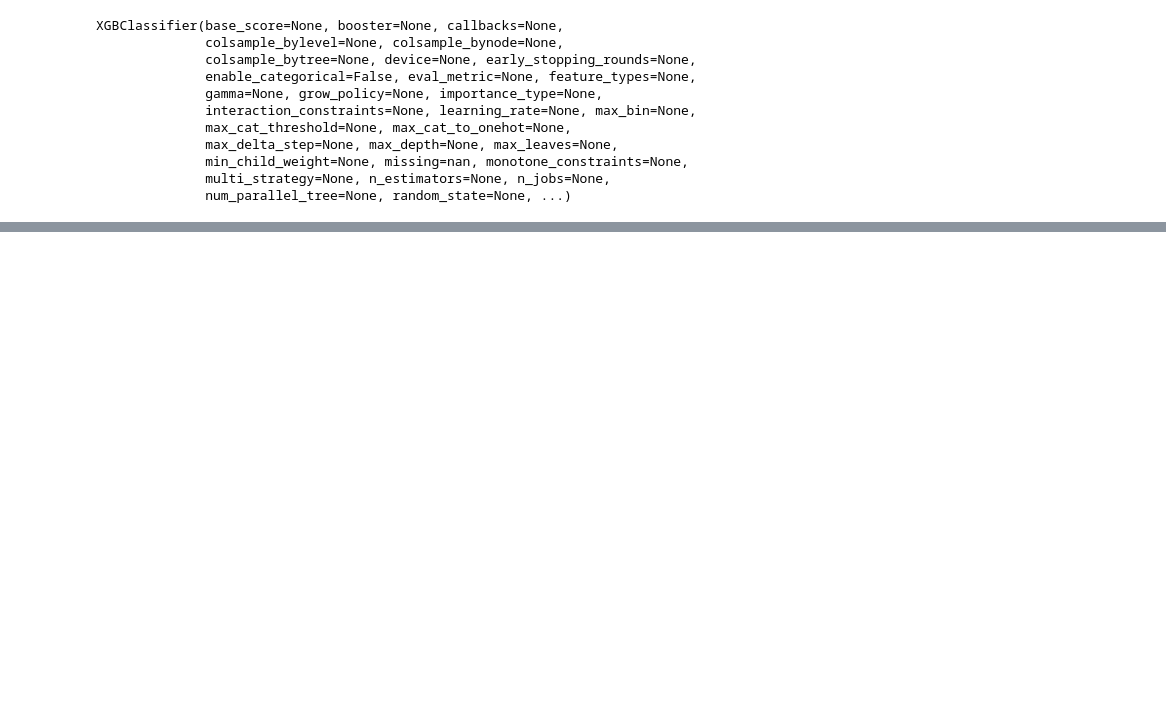
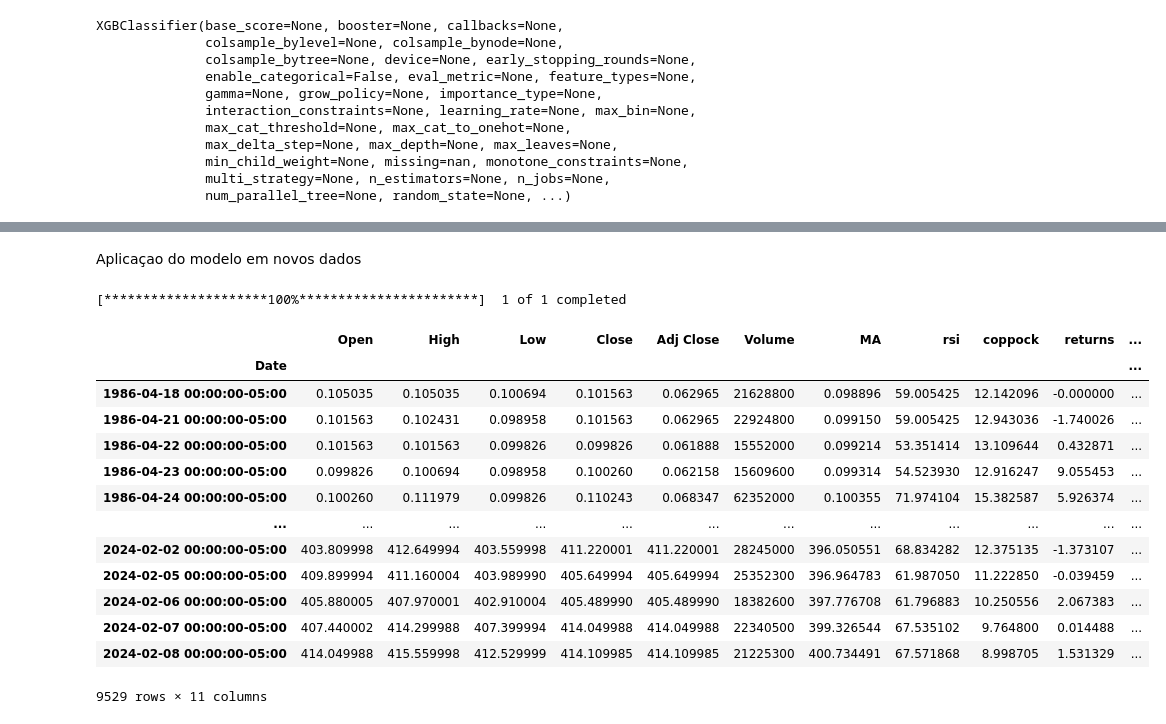
Before and after one commit to mayer19/AlgoritmitTradingCourse, a Jupyter notebook: gradient_boosting_machine.ipynb, the cells around one changed output, grey strips where cells are left out. Drawn from its saved outputs; the diff is of its cells as text; code cells hidden in the pictures; blank space fills up the shorter version.

```diff
--- a/gradient_boosting_machine.ipynb
+++ b/gradient_boosting_machine.ipynb
@@ -129,0 +131,33 @@ compare.head(50)
+# %% [markdown]
+Aplicaçao do modelo em novos dados
+# %%
+#Download asset data
+df_new_stock = yf.download(tickers="MSFT")
+
+#calculatre technical indicators
+df_new_stock['MA'] = ta.ema(df_new_stock['Close'], length=20)
+df_new_stock['rsi'] = ta.rsi(df_new_stock['Close'], length=14)
+df_new_stock['coppock'] = ta.coppock(df_new_stock['Close'], length=12)
+df_new_stock['returns'] = df_new_stock['Close'].pct_change(-1) * 100 * -1
+df_new_stock['forecast_tommorrow'] = np.where(df_new_stock['returns'] > 0,
+                                   1,
+                                   0) #1 is for UP and 0 is for down
+
+df_new_stock = df_new_stock.dropna()
+df_new_stock
+# %% [output]
+[*********************100%***********************]  1 of 1 completed
+|  | Open | High | Low | Close | Adj Close | Volume | MA | rsi | coppock | returns | ... |
+| Date |  |  |  |  |  |  |  |  |  |  | ... |
+| 1986-04-18 00:00:00-05:00 | 0.105035 | 0.105035 | 0.100694 | 0.101563 | 0.062965 | 21628800 | 0.098896 | 59.005425 | 12.142096 | -0.000000 | ... |
+| 1986-04-21 00:00:00-05:00 | 0.101563 | 0.102431 | 0.098958 | 0.101563 | 0.062965 | 22924800 | 0.099150 | 59.005425 | 12.943036 | -1.740026 | ... |
+| 1986-04-22 00:00:00-05:00 | 0.101563 | 0.101563 | 0.099826 | 0.099826 | 0.061888 | 15552000 | 0.099214 | 53.351414 | 13.109644 | 0.432871 | ... |
+| 1986-04-23 00:00:00-05:00 | 0.099826 | 0.100694 | 0.098958 | 0.100260 | 0.062158 | 15609600 | 0.099314 | 54.523930 | 12.916247 | 9.055453 | ... |
+| 1986-04-24 00:00:00-05:00 | 0.100260 | 0.111979 | 0.099826 | 0.110243 | 0.068347 | 62352000 | 0.100355 | 71.974104 | 15.382587 | 5.926374 | ... |
+| ... | ... | ... | ... | ... | ... | ... | ... | ... | ... | ... | ... |
+| 2024-02-02 00:00:00-05:00 | 403.809998 | 412.649994 | 403.559998 | 411.220001 | 411.220001 | 28245000 | 396.050551 | 68.834282 | 12.375135 | -1.373107 | ... |
+| 2024-02-05 00:00:00-05:00 | 409.899994 | 411.160004 | 403.989990 | 405.649994 | 405.649994 | 25352300 | 396.964783 | 61.987050 | 11.222850 | -0.039459 | ... |
+| 2024-02-06 00:00:00-05:00 | 405.880005 | 407.970001 | 402.910004 | 405.489990 | 405.489990 | 18382600 | 397.776708 | 61.796883 | 10.250556 | 2.067383 | ... |
+| 2024-02-07 00:00:00-05:00 | 407.440002 | 414.299988 | 407.399994 | 414.049988 | 414.049988 | 22340500 | 399.326544 | 67.535102 | 9.764800 | 0.014488 | ... |
+| 2024-02-08 00:00:00-05:00 | 414.049988 | 415.559998 | 412.529999 | 414.109985 | 414.109985 | 21225300 | 400.734491 | 67.571868 | 8.998705 | 1.531329 | ... |
+9529 rows × 11 columns
```
Also changed, not shown: parts of 9 cells of this notebook.
